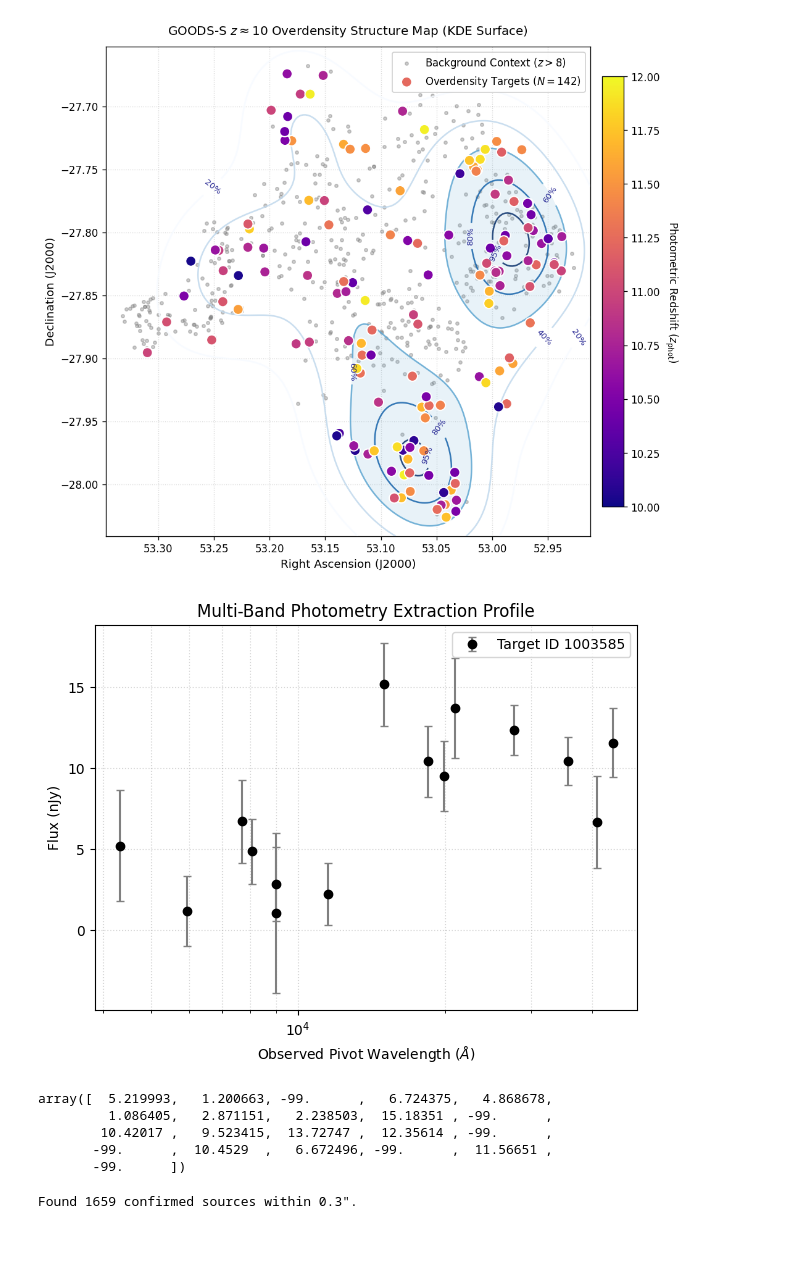
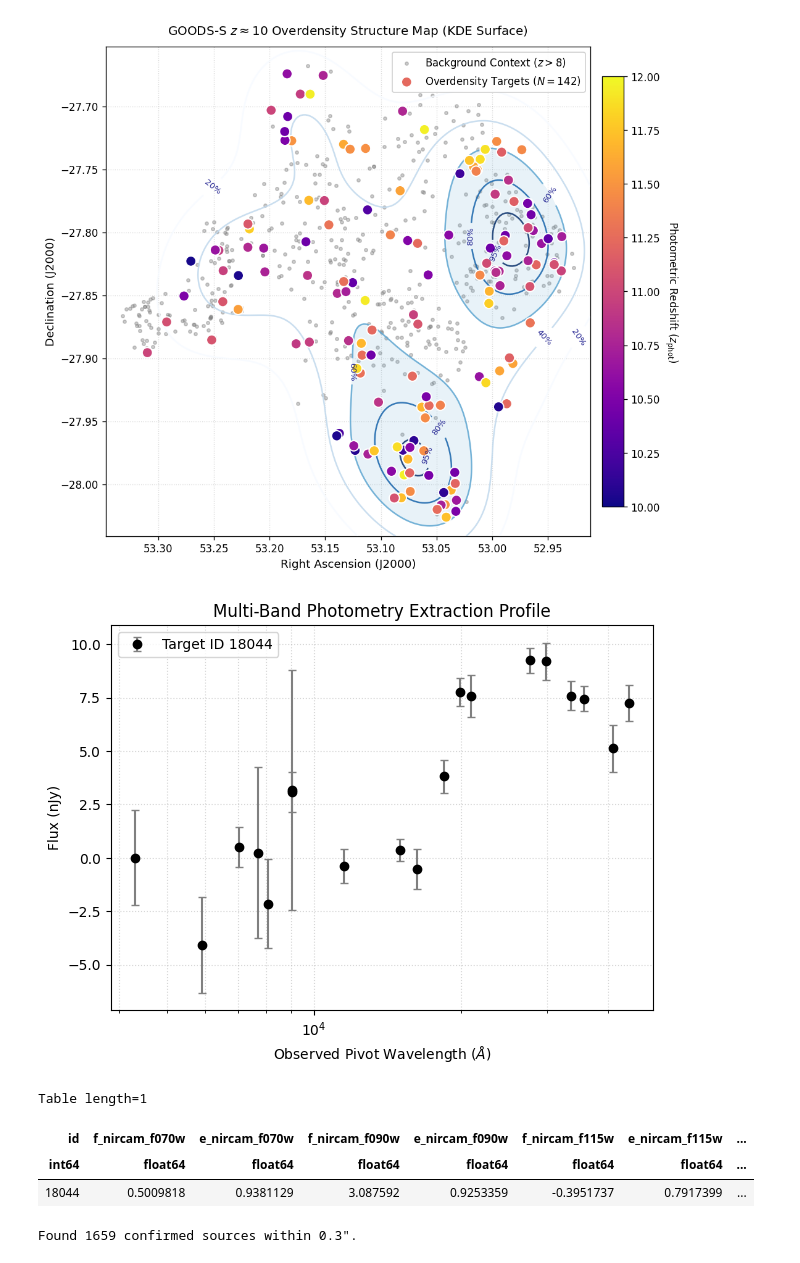
Before and after one commit to sfremy/my-eazy-jwst, a Jupyter notebook: scripts/eazy_processing.ipynb, the cells around one changed output. Cells and saved outputs as stored; diff of their text form; code cells hidden in the pictures.

```diff
--- a/scripts/eazy_processing.ipynb
+++ b/scripts/eazy_processing.ipynb
@@ -743,11 +743,10 @@ for photo_id in range(22): # CHANGE THIS
     # Extract z > 8
     zbest = ez.zbest
     # z_cond = zbest > 8
-    lnp = ez.lnp
     zgrid = ez.zgrid
 
     # Check minimum chi2 at z < 7
-    chi2 = -2 * lnp # Since we only care about relative
+    chi2 = ez.chi2_fit
     chi2_min_all = np.min(chi2, axis=1)
     zmask_low = zgrid < 7
 
@@ -992,11 +1006,10 @@ for photo_id in range(13): # CHANGE THIS
     # Extract z > 8
     zbest = ez.zbest
     # z_cond = zbest > 8
-    lnp = ez.lnp
     zgrid = ez.zgrid
 
     # Check minimum chi2 at z < 7
-    chi2 = -2 * lnp # Since we only care about relative
+    chi2 = ez.chi2_fit
     chi2_min_all = np.min(chi2, axis=1)
     zmask_low = zgrid < 7
 
@@ -1265,11 +1278,10 @@ for photo_id in range(1): # CHANGE THIS
     # Extract z > 8
     zbest = ez.zbest
     # z_cond = zbest > 8
-    lnp = ez.lnp
     zgrid = ez.zgrid
 
     # Check minimum chi2 at z < 7
-    chi2 = -2 * lnp # Since we only care about relative
+    chi2 = ez.chi2_fit
     chi2_min_all = np.min(chi2, axis=1)
     zmask_low = zgrid < 7
 
@@ -1544,47 +1556,46 @@ err_colnames  = [f"e_{inst}_{filt}" for inst, filt in zip(instruments, filters)]
 # 2. Extract the entire 2D matrix directly from the table memory pool
 # This yields a NumPy array of shape: (n_objects, n_filters)
 
-flux_matrix = master_table_n[flux_colnames]
-err_matrix  = master_table_n[err_colnames]
+flux_matrix = master_table_s[flux_colnames]
+err_matrix  = master_table_s[err_colnames]
 
 # Find the row index for your target galaxy ID
-target_id = 1003585
-row_idx = np.where(master_table_n['id'] == target_id)[0][0]
+target_id = 18044
+row_idx = np.where(master_table_s['id'] == target_id)[0][0]
 
 obj_fluxes = np.array(tuple(flux_matrix[row_idx]))
 obj_errors = np.array(tuple(err_matrix[row_idx]))
 
 clean_mask = obj_fluxes > -99
 clean_fluxes = obj_fluxes[clean_mask]
 clean_err = obj_errors[clean_mask]
 clean_pivots = pivot_wavelengths[clean_mask]
 
 # Generate the SED Plot
 fig, ax = plt.subplots(figsize=(7, 5), dpi=100)
 
 ax.errorbar(clean_pivots, clean_fluxes, yerr=clean_err,
             fmt='o', color='black', ecolor='gray', elinewidth=1.5, capsize=3,
             label=f'Target ID {target_id}')
 
 ax.set_xscale('log')
 ax.set_yscale('linear') # or 'log' if your data spans orders of magnitude
 ax.set_xlabel(r'Observed Pivot Wavelength ($\AA$)')
 ax.set_ylabel('Flux (nJy)')
 ax.set_title(f'Multi-Band Photometry Extraction Profile')
 ax.grid(True, which="both", ls=":", alpha=0.5)
 ax.legend()
 
 plt.show()
 # %% [output]
-[figure, old version]
+[figure, new version]
 # %%
-obj_fluxes
+master_table_s[master_table_s['id'] == 18044]
 # %% [output]
-array([  5.219993,   1.200663, -99.      ,   6.724375,   4.868678,
-         1.086405,   2.871151,   2.238503,  15.18351 , -99.      ,
-        10.42017 ,   9.523415,  13.72747 ,  12.35614 , -99.      ,
-       -99.      ,  10.4529  ,   6.672496, -99.      ,  11.56651 ,
-       -99.      ])
+Table length=1
+| id | f_nircam_f070w | e_nircam_f070w | f_nircam_f090w | e_nircam_f090w | f_nircam_f115w | e_nircam_f115w | ... |
+| int64 | float64 | float64 | float64 | float64 | float64 | float64 | ... |
+| 18044 | 0.5009818 | 0.9381129 | 3.087592 | 0.9253359 | -0.3951737 | 0.7917399 | ... |
 # %%
 def clean_via_catalog_match(cat1, cat2, max_separation=0.3):
     """
```
Also changed, not shown: parts of 8 cells of this notebook, 9 other files.
